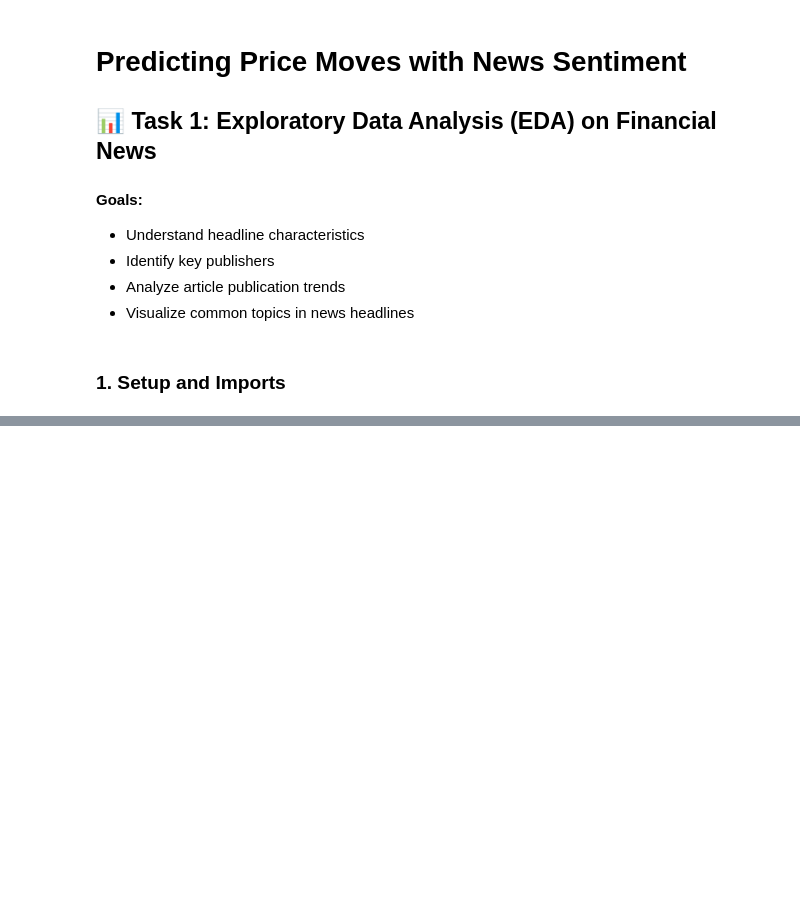
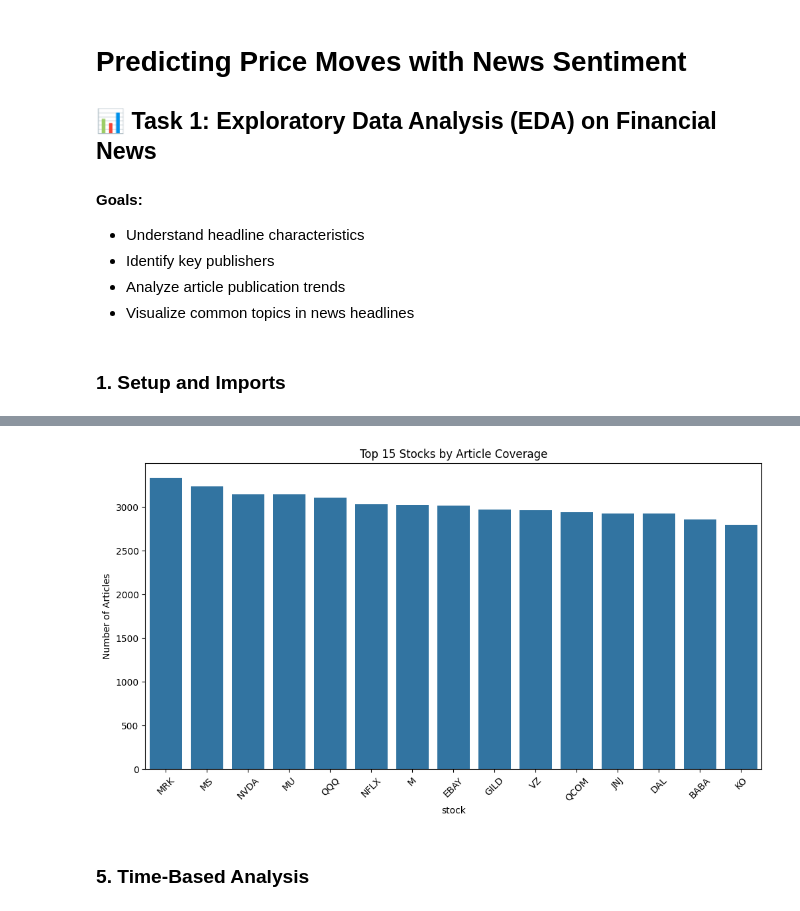
Before and after one commit to Becky-Chala/aim-week1-challenge, a Jupyter notebook: notebooks/eda.ipynb, the cells around one changed output, grey strips where cells are left out. Saved outputs shown, nothing was run; the diff lists cells and outputs as text; code cells hidden in the pictures; blank space fills up the shorter version.

```diff
--- a/notebooks/eda.ipynb
+++ b/notebooks/eda.ipynb
@@ -154,0 +96,13 @@ plt.show()
+# %%
+# 4.3 Article Count by Stock
+stock_counts = df['stock'].value_counts()
+plt.figure(figsize=(12,6))
+sns.barplot(x=stock_counts.index[:15], y=stock_counts.values[:15])
+plt.xticks(rotation=45)
+plt.title("Top 15 Stocks by Article Coverage")
+plt.ylabel("Number of Articles")
+plt.show()
+# %% [output]
+[figure, added]
+# %% [markdown]
+### 5. Time-Based Analysis
```
Also changed, not shown: parts of 38 cells of this notebook, 2 other files.
